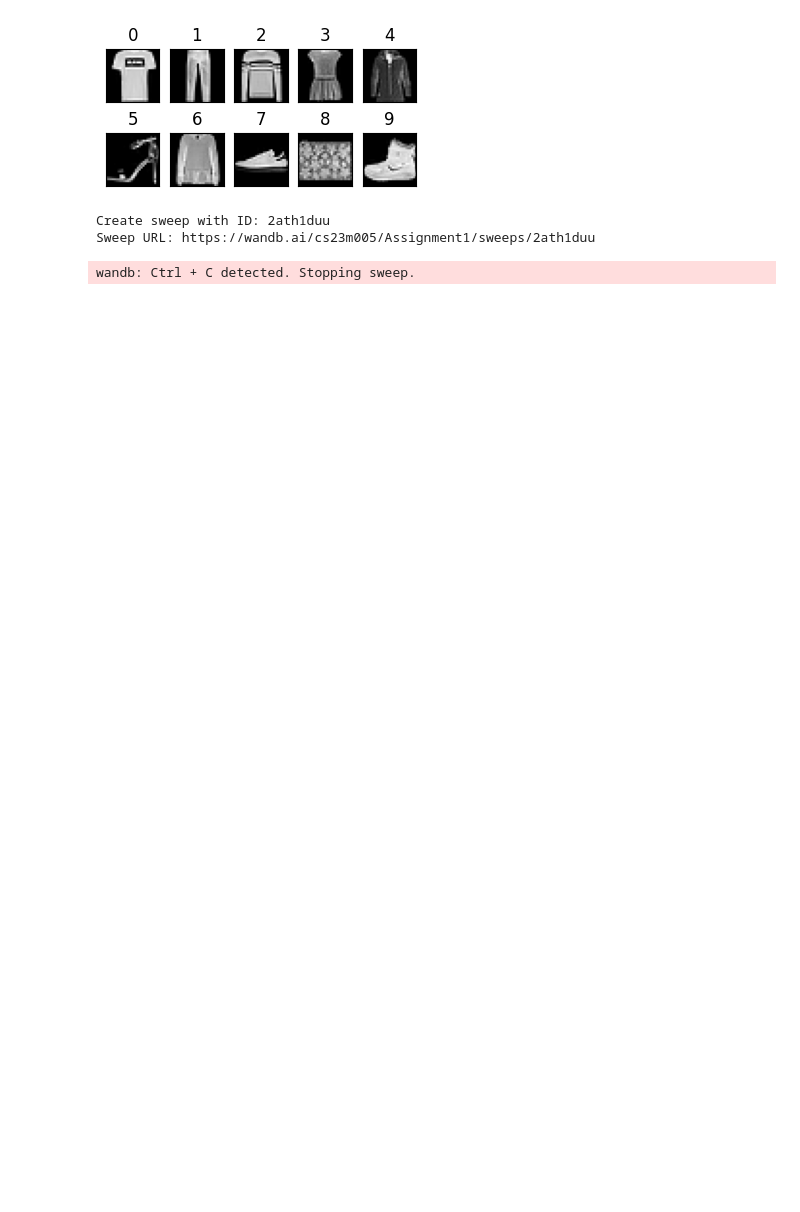
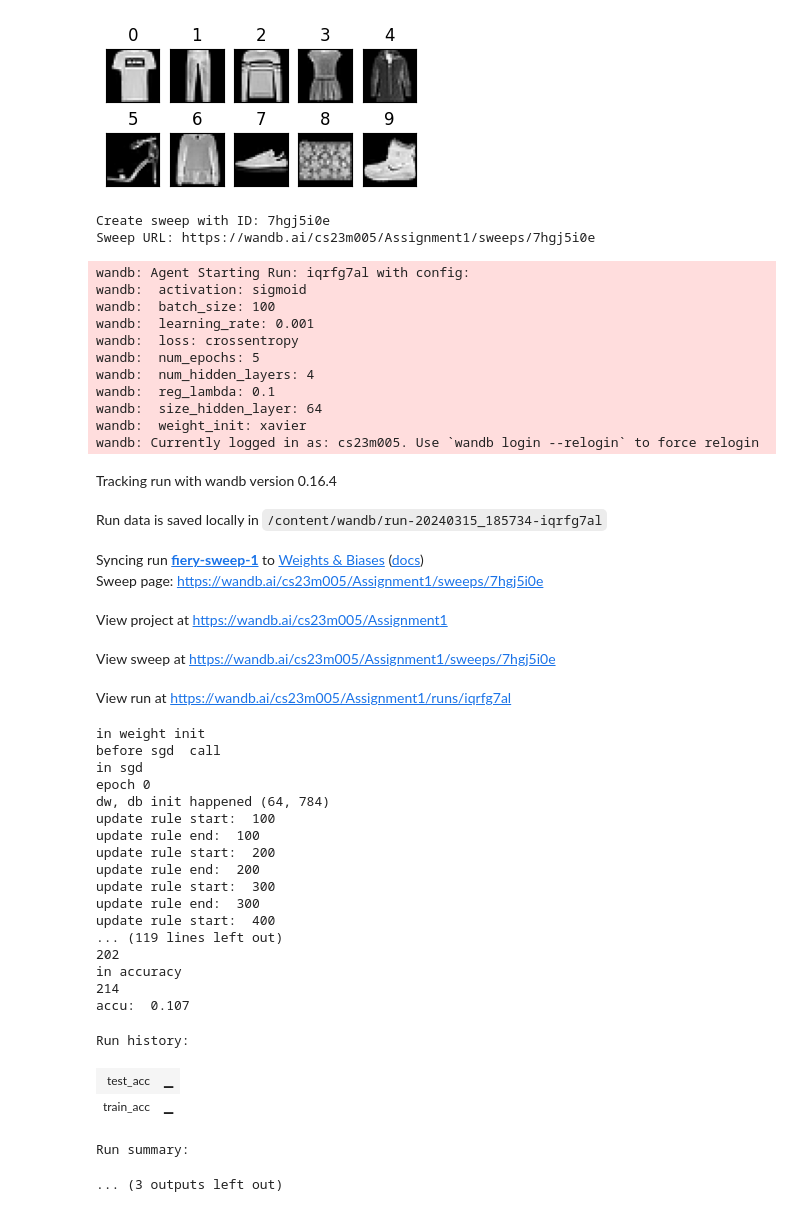
Before and after one commit to CS23M005/DL_A1, a Jupyter notebook: FFNN.ipynb, the cells around one changed output. Drawn from its saved outputs; the diff is of its cells as text; code cells hidden in the pictures; blank space fills up the shorter version.

```diff
--- a/FFNN.ipynb
+++ b/FFNN.ipynb
@@ -52,0 +38,6 @@ Downloading data from https://storage.googleapis.com/tensorflow/tf-keras-dataset
+# %%
+(X_train1, y_train1), (X_test1, y_test1) = fashion_mnist.load_data()
+X_train = X_train1[0:2000]/255
+X_test = X_test1[0:2000]/255
+y_train = y_train1[0:2000]
+y_test = y_test1[0:2000]
@@ -182,7 +183,9 @@ def backprop(y_hat, y_actual, a, h, w, b, activation_f, batch_size, loss, ud_lam
 
 
 def sgd(n_inputs, n_layers, n_neurons, n_outputs, activation_f, batch_size, loss, ud_lambda, eta, init_mode, w, b, use_wandb):
+  print("in sgd")
   for i in range(3):
+    print("epoch", i)
     dw, db = 0,0
     num_points_seen = 0
     for x,y in zip(X_train, y_train):
@@ -191,17 +194,23 @@ def sgd(n_inputs, n_layers, n_neurons, n_outputs, activation_f, batch_size, loss
       temp_dw, temp_db = backprop(y_hat, y, a, h, w, b, activation_f, batch_size, loss, ud_lambda, n_outputs)
       if(num_points_seen==0):
         dw, db = temp_dw, temp_db
+        print("dw, db init happened", np.array(dw[1]).shape)
       num_points_seen = num_points_seen + 1
       for j in range(1, n_layers+2):
           dw[j] = dw[j]+ np.array(temp_dw[j])
           db[j] = db[j]+ np.array(temp_db[j])
-      if num_points_seen % batch_size == 0:
+      #print(num_points_seen)
+      if (num_points_seen % batch_size) == 0:
+        print("update rule start: ", num_points_seen)
         for j in range(1, n_layers+2):
           w[j] = (w[j]-eta*dw[j]) - eta*ud_lambda*np.array(w[j])
           b[j] = b[j]-eta*db[j]
+        print("update rule end: ", num_points_seen)
+
   return w,b,a,h
 # %%
-def accuracy(x_data,y_data, w, b):
+def accuracy(x_data,y_data, w, b, n_layers):
+  print("in accuracy")
   count = 0
   y_p = []
   for x,y in zip(x_data,y_data):
@@ -219,11 +228,11 @@ sweep_config = {"name": "sw2", "method": "random"}
 sweep_config["metric"] = {"name": "test_accuracy", "goal": "maximize"}
 parameters_dict = {
                 "num_epochs": {"values": [5, 10]}, \
-                "num_hidden_layers": {"values": [3, 4, 5]}, \
-                "size_hidden_layer": {"values": [32, 64, 128]}, \
+                "num_hidden_layers": {"values": [3, 4]}, \
+                "size_hidden_layer": {"values": [32, 64]}, \
                 "learning_rate": {"values": [1e-3, 1e-4]}, \
                 # "optimizer": {"values": ["sgd"]}, #,"Momentum","AdaGrad","RMSProp","Adam","Nadam"]}, \
-                "batch_size": {"values": [128, 1024, 5000]}, \
+                "batch_size": {"values": [64, 100]}, \
                 "weight_init": {"values": ["random", "xavier"]} , \
                 "activation": {"values": ["sigmoid", "tanh", "relu"]}, \
                 "loss": {"values": ["crossentropy"]}, \
@@ -249,38 +258,77 @@ def train_nn(config = sweep_config):
     n_inputs = 784
     n_layers = config.size_hidden_layer
     n_neurons = config.size_hidden_layer
     n_outputs = 10
     init_mode = config.weight_init
     w,b = init_nn(n_inputs, n_layers, n_neurons, n_outputs, init_mode)
     w_old = w.copy()
     b_old = b.copy()
 
     eta = config.learning_rate
     activation_f = config.activation
     batch_size = config.batch_size
     loss = config.loss
     ud_lambda = config.reg_lambda
     print("before sgd  call")
     w_n,b_n, a_n, h_n = sgd(n_inputs, n_layers, n_neurons, n_outputs, activation_f, batch_size, loss, ud_lambda, eta, init_mode, w, b, use_wandb=True)
     print("after sgd call")
-    train_accuracy, yp = accuracy(X_train, y_train, w_n, b_n)
-    test_accuracy, ytp = accuracy(X_test, y_test, w_n, b_n)
+    train_accuracy, yp = accuracy(X_train, y_train, w_n, b_n, n_layers)
+    test_accuracy, ytp = accuracy(X_test, y_test, w_n, b_n, n_layers)
 
 
     wandb.log({"train_acc": train_accuracy, \
                 "test_acc": test_accuracy, \
                 })
     print("accu: ", test_accuracy)
 
 
 ####################################################################
 sweep_id = wandb.sweep(sweep_config, project = "Assignment1")
 wandb.agent(sweep_id, function = train_nn, count=1)
 wandb.finish()
 # %% [output]
-Create sweep with ID: 2ath1duu
-Sweep URL: https://wandb.ai/cs23m005/Assignment1/sweeps/2ath1duu
+Create sweep with ID: 7hgj5i0e
+Sweep URL: https://wandb.ai/cs23m005/Assignment1/sweeps/7hgj5i0e
-wandb: Ctrl + C detected. Stopping sweep.
+wandb: Agent Starting Run: iqrfg7al with config:
+wandb:  activation: sigmoid
+wandb:  batch_size: 100
+wandb:  learning_rate: 0.001
+wandb:  loss: crossentropy
+wandb:  num_epochs: 5
+wandb:  num_hidden_layers: 4
+wandb:  reg_lambda: 0.1
+wandb:  size_hidden_layer: 64
+wandb:  weight_init: xavier
+wandb: Currently logged in as: cs23m005. Use `wandb login --relogin` to force relogin
+Tracking run with wandb version 0.16.4
+Run data is saved locally in /content/wandb/run-20240315_185734-iqrfg7al
+Syncing run fiery-sweep-1 to Weights & Biases (docs)
+Sweep page: https://wandb.ai/cs23m005/Assignment1/sweeps/7hgj5i0e
+View project at https://wandb.ai/cs23m005/Assignment1
+View sweep at https://wandb.ai/cs23m005/Assignment1/sweeps/7hgj5i0e
+View run at https://wandb.ai/cs23m005/Assignment1/runs/iqrfg7al
+in weight init
+before sgd  call
+in sgd
+epoch 0
+dw, db init happened (64, 784)
+update rule start:  100
+update rule end:  100
+update rule start:  200
+update rule end:  200
+update rule start:  300
+update rule end:  300
+update rule start:  400
+... (119 lines left out)
+202
+in accuracy
+214
+accu:  0.107
+Run history:
+| test_acc | ▁ |
+| train_acc | ▁ |
+Run summary:
+... (3 outputs left out)
 # %%
 # print(train_accuracy*100)
 # print(test_accuracy*100)
```
Also changed, not shown: parts of 7 cells of this notebook.
